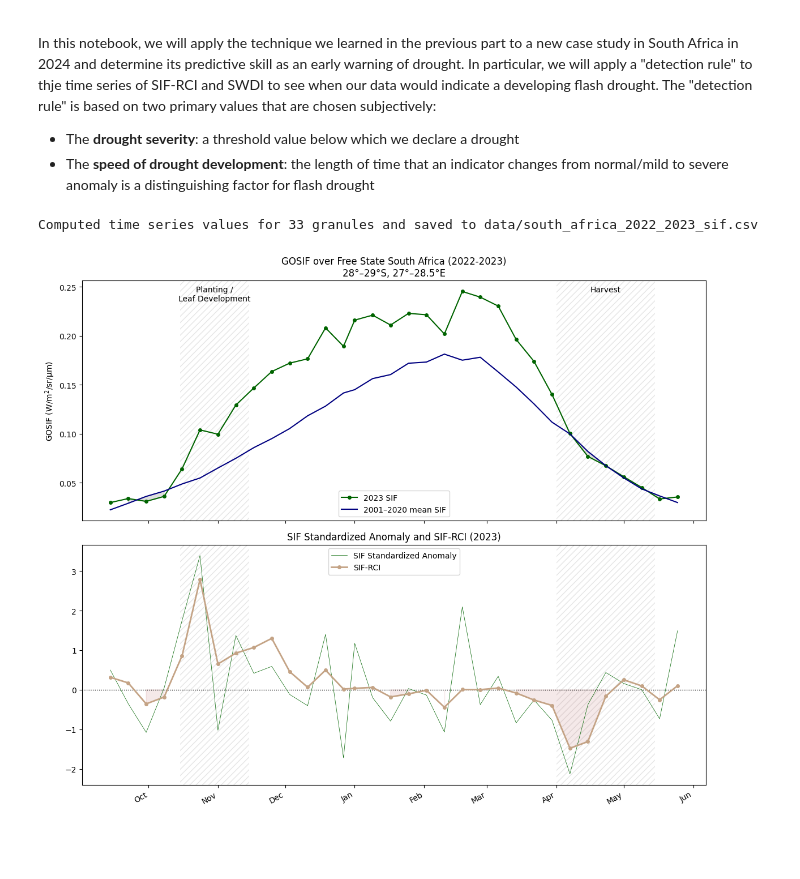
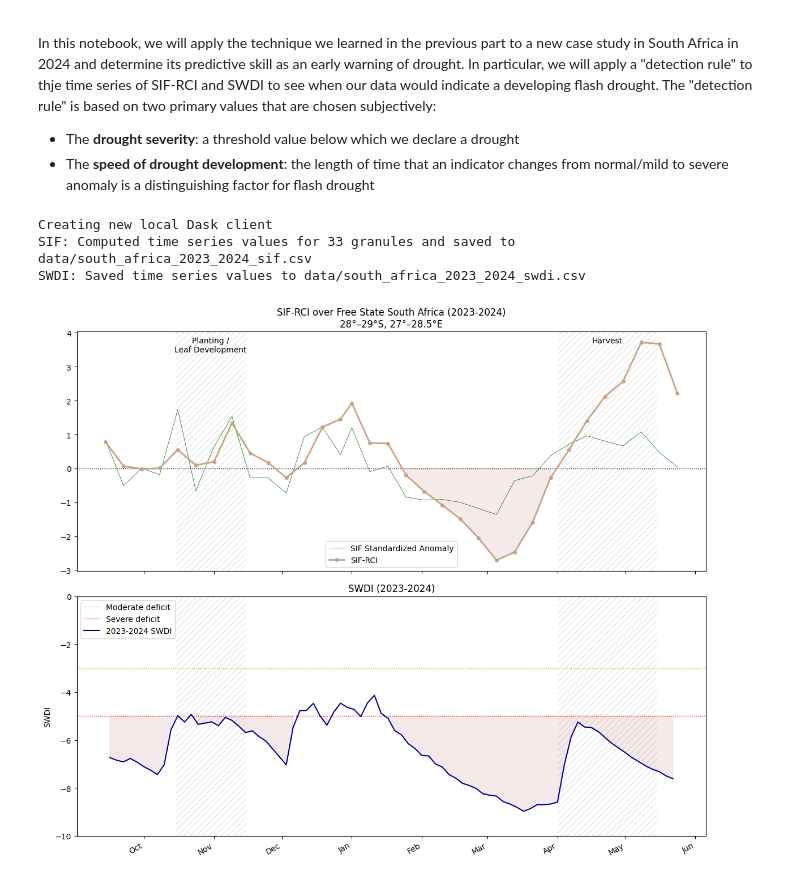
Before and after one commit to asaito333/flash-drought-ARSET, a Jupyter notebook: notebooks/2_detection.ipynb, the cells around one changed output. Saved outputs shown, nothing was run; the diff lists cells and outputs as text; code cells hidden in the pictures; blank space fills up the shorter version.

Commit message:
Update notebooks with minor details

```diff
--- a/notebooks/2_detection.ipynb
+++ b/notebooks/2_detection.ipynb
@@ -13,7 +13,7 @@ from tqdm.notebook import tqdm
 
 # For the South Africa case study, we will download data from September 2023 (just before the spring planting) through to
 # May 2024 (after the harvest)
-years = [2022, 2023]
+years = [2023, 2024]
 doy_range = [(years[0], doy_2023) for doy_2023 in range(249, 365, 8)]
 doy_range.extend([(years[1], doy_2024) for doy_2024 in range(1, 153, 8)])
 
@@ -64,7 +64,9 @@ swdi_csv_path = compute_swdi_timeseries(
 print(f"SIF: Computed time series values for {n_dates} granules and saved to {sif_csv_path}")
 print(f"SWDI: Saved time series values to {swdi_csv_path}")
 # %% [output]
-Computed time series values for 33 granules and saved to data/south_africa_2022_2023_sif.csv
+Creating new local Dask client
+SIF: Computed time series values for 33 granules and saved to data/south_africa_2023_2024_sif.csv
+SWDI: Saved time series values to data/south_africa_2023_2024_swdi.csv
 # %%
 import csv
 from datetime import datetime
@@ -73,11 +75,15 @@ import matplotlib.dates as mdates
 import matplotlib.pyplot as plt
 import matplotlib.transforms as mtransforms
 
+plot_year_str = '-'.join([str(y) for y in years])
+
+sif_csv_path = "data/south_africa_2023_2024_sif.csv"
+swdi_csv_path = "data/south_africa_swdi_timeseries_2023_2024.csv"
+
 # Read the saved CSV
 plot_dates = []
 plot_zscore: list[float] = []
 plot_sifrci: list[float] = []
-
 with open(sif_csv_path, newline="") as f:
     reader = csv.DictReader(f)
     for row in reader:
@@ -86,28 +92,35 @@ with open(sif_csv_path, newline="") as f:
         plot_zscore.append(float(row["zscore"]))
         plot_sifrci.append(float(row["sif_rci"]))
 
+plot2_dates = []
 plot2_swdi: list[float] = []
 with open(swdi_csv_path, newline="") as f:
     reader = csv.DictReader(f)
     for row in reader:
-        pt_date = datetime.strptime(row["date"], "%Y-%m-%d") # noqa: DTZ007
+        pt_date = datetime.strptime(row["time"], "%Y-%m-%d") # noqa: DTZ007
         # Our time series of SWDI is slightly longer, so skip dates that aren't
         # in the SIF time series
-        if pt_date not in plot_dates:
+        if pt_date < plot_dates[0] or pt_date > plot_dates[-1]:
             continue
+        plot2_dates.append(pt_date)
         plot2_swdi.append(float(row["swdi"]))
 
 
 # As before, we will highlight the period where the SIF-RCI signal
 # was persistently below 0
-flash_drought = [r < -0.05 for r in plot2_sifrci]
+flash_drought = [r < -0.05 for r in plot_sifrci]
+
+# Like in the SWDI plot from the first notebook, we will highlight the period
+# where the SWDI signal was persistently below -5
+moderate_fd_thresh = -3
+fd_thresh = -5
+flash_drought_swdi = [r < fd_thresh for r in plot2_swdi]
 
 # Typical crop calendar for Maize (Corn) in Free State South Africa:
 #   Planting: October 15 – November 15
 #   Harvest:  April 1 – May 15
 planting_start, planting_end = datetime(years[0], 10, 15), datetime(years[0], 11, 15) # noqa: DTZ001
-harvest_start, harvest_end = datetime(years[1], 4, 1), datetime(year, 5, 15) # noqa: DTZ001
-
+harvest_start, harvest_end = datetime(years[1], 4, 1), datetime(years[1], 5, 15) # noqa: DTZ001
 
 def add_crop_calendar(ax: plt.Axes, label: bool = True) -> None:
     """Cross-hatch the usual planting and harvest windows and label them on the plot."""
@@ -116,43 +129,45 @@ def add_crop_calendar(ax: plt.Axes, label: bool = True) -> None:
     ax.axvspan(harvest_start, harvest_end, facecolor="none", edgecolor="grey", # type: ignore
                hatch="///", linewidth=0.0, alpha=0.2, zorder=0)
     if label:
         # x in data coordinates, y in axes-fraction coordinates
         trans = mtransforms.blended_transform_factory(ax.transData, ax.transAxes)
         ax.text(planting_start + (planting_end - planting_start) / 2, 0.98, # type: ignore
                 "Planting /\nLeaf Development", transform=trans, ha="center",
                 va="top", fontsize=10, color="black")
         ax.text(harvest_start + (harvest_end - harvest_start) / 2, 0.98, # type: ignore
                 "Harvest", transform=trans, ha="center", va="top",
                 fontsize=10, color="black")
 
 
 # Plot the time series as two stacked subplots sharing the same x-axis
 fig, (ax1, ax2) = plt.subplots(2, 1, figsize=(12, 10), sharex=True)
 
 # Shade the crop calendar behind both subplots (labelled on the top subplot only)
 add_crop_calendar(ax1)
 add_crop_calendar(ax2, label=False)
 
-# First subplot: SIF vs. climatological mean
-ax1.plot(plot_dates, plot_sif, marker="o", color="darkgreen", linewidth=1.5, markersize=4, label=f"{year} SIF")
-ax1.plot(plot_dates, plot_mean_sif, color=(0, 0, 0.5), linewidth=1.5, label="2001–2020 mean SIF")
-ax1.fill_between(plot_dates, plot_sif, plot_mean_sif, where=below_mean, color="grey", alpha=0.25) #, label="Below mean")
-ax1.set_ylabel("GOSIF (W/m$^2$/sr/μm)")
-ax1.set_title(f"GOSIF over Free State South Africa ({years[0]}-{years[1]})\n28°–29°S, 27°–28.5°E")
+# First subplot: SIF Standardized Anomaly (z-score) and SIF-RCI
+ax1.axhline(0, color="black", linestyle=":", linewidth=1)
+ax1.plot(plot_dates, plot_zscore, color="darkgreen", linewidth=0.5, label="SIF Standardized Anomaly")
+ax1.plot(plot_dates, plot_sifrci, marker="o", color=(0.77, 0.64, 0.52), linewidth=2, markersize=4, label="SIF-RCI")
+ax1.fill_between(plot_dates, plot_sifrci, 0, where=flash_drought, color="brown", alpha=0.1)
+ax1.set_title(f"SIF-RCI over Free State South Africa ({plot_year_str})\n28°–29°S, 27°–28.5°E")
 ax1.legend()
 
-# Second subplot: SIF Standardized Anomaly (z-score) and SIF-RCI
-ax2.axhline(0, color="black", linestyle=":", linewidth=1)
-ax2.plot(plot_dates, plot2_zscore, color="darkgreen", linewidth=0.5, label="SIF Standardized Anomaly")
-ax2.plot(plot_dates, plot2_sifrci, marker="o", color=(0.77, 0.64, 0.52), linewidth=2, markersize=4, label="SIF-RCI")
-ax2.fill_between(plot_dates, plot2_sifrci, 0, where=flash_drought, color="brown", alpha=0.1)
-ax2.set_title(f"SIF Standardized Anomaly and SIF-RCI ({year})")
+# Second subplot: SWDI with threshold levels
+ax2.set_ylim(-10, 0)
+ax2.axhline(moderate_fd_thresh, color="goldenrod", linestyle=":", linewidth=1, label="Moderate deficit")
+ax2.axhline(fd_thresh, color="red", linestyle=":", linewidth=1, label="Severe deficit")
+ax2.plot(plot2_dates, plot2_swdi, color="darkblue", linewidth=1.5, label=f"{plot_year_str} SWDI")
+ax2.fill_between(plot2_dates, plot2_swdi, fd_thresh, where=flash_drought_swdi, color="brown", alpha=0.1)
+ax2.set_ylabel("SWDI")
+ax2.set_title(f"SWDI ({plot_year_str})")
 ax2.legend()
 
 ax2.xaxis.set_major_formatter(mdates.DateFormatter("%b"))
 ax2.xaxis.set_major_locator(mdates.MonthLocator())
 fig.autofmt_xdate()
 plt.tight_layout()
 plt.show()
 # %% [output]
-[figure, old version]
+[figure, new version]
```
Also changed, not shown: 2 other files.
